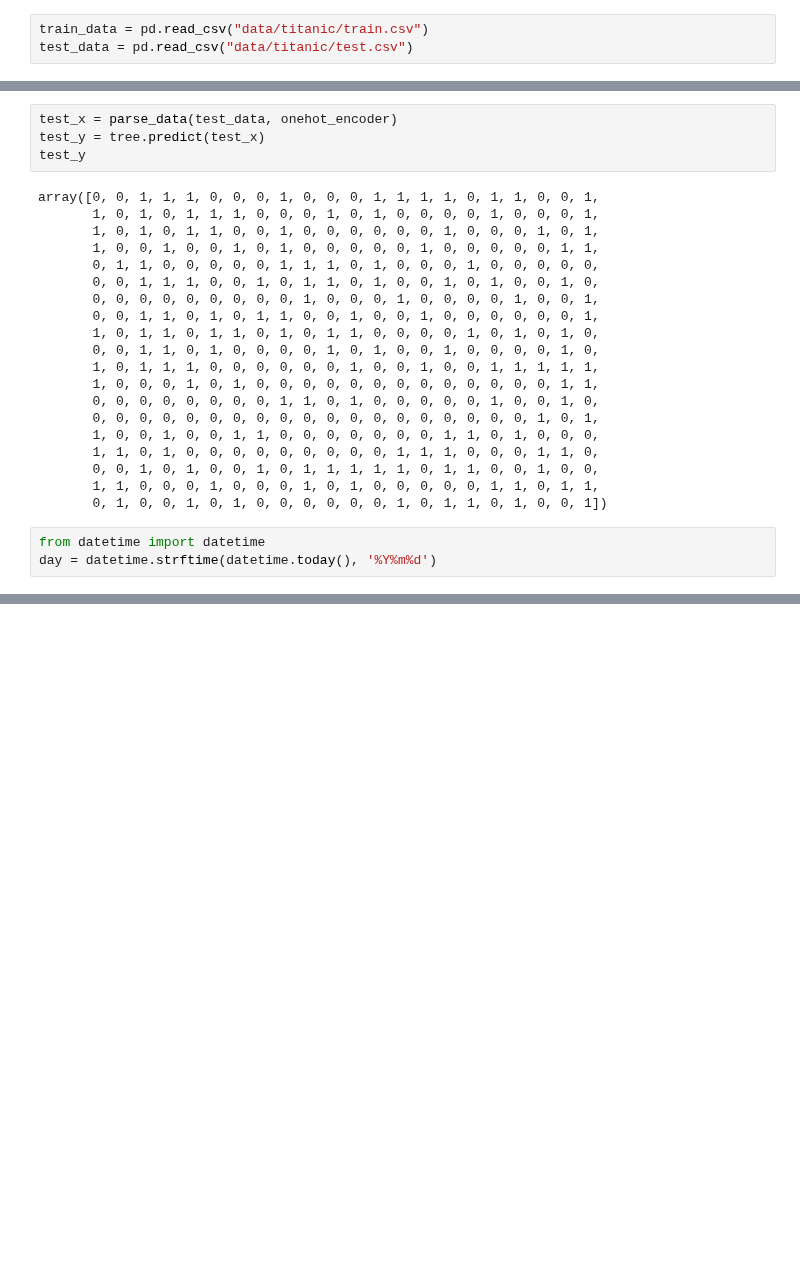
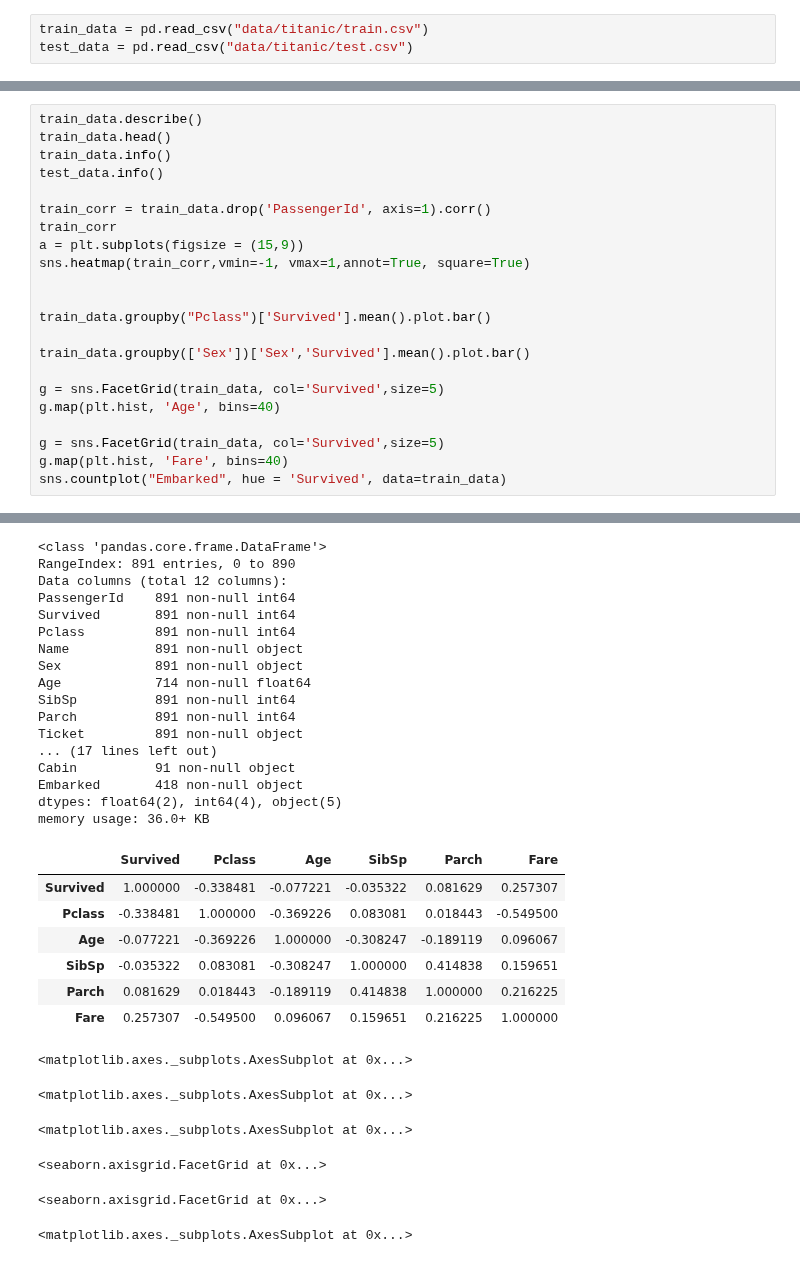
Before and after one commit to jerrychen1990/kaggle, a Jupyter notebook: titanic.ipynb, the cells around one changed output, grey strips where cells are left out. Cells and saved outputs as stored; diff of their text form; blank space fills up the shorter version.

```diff
--- a/titanic.ipynb
+++ b/titanic.ipynb
@@ -74,27 +23,23 @@ DecisionTreeClassifier(class_weight=None, criterion='gini', max_depth=None,
-# %%
-test_x = parse_data(test_data, onehot_encoder)
-test_y = tree.predict(test_x)
-test_y
-# %% [output]
-array([0, 0, 1, 1, 1, 0, 0, 0, 1, 0, 0, 0, 1, 1, 1, 1, 0, 1, 1, 0, 0, 1,
-       1, 0, 1, 0, 1, 1, 1, 0, 0, 0, 1, 0, 1, 0, 0, 0, 0, 1, 0, 0, 0, 1,
-       1, 0, 1, 0, 1, 1, 0, 0, 1, 0, 0, 0, 0, 0, 0, 1, 0, 0, 0, 1, 0, 1,
-       1, 0, 0, 1, 0, 0, 1, 0, 1, 0, 0, 0, 0, 0, 1, 0, 0, 0, 0, 0, 1, 1,
-       0, 1, 1, 0, 0, 0, 0, 0, 1, 1, 1, 0, 1, 0, 0, 0, 1, 0, 0, 0, 0, 0,
-       0, 0, 1, 1, 1, 0, 0, 1, 0, 1, 1, 0, 1, 0, 0, 1, 0, 1, 0, 0, 1, 0,
-       0, 0, 0, 0, 0, 0, 0, 0, 0, 1, 0, 0, 0, 1, 0, 0, 0, 0, 1, 0, 0, 1,
-       0, 0, 1, 1, 0, 1, 0, 1, 1, 0, 0, 1, 0, 0, 1, 0, 0, 0, 0, 0, 0, 1,
-       1, 0, 1, 1, 0, 1, 1, 0, 1, 0, 1, 1, 0, 0, 0, 0, 1, 0, 1, 0, 1, 0,
-       0, 0, 1, 1, 0, 1, 0, 0, 0, 0, 1, 0, 1, 0, 0, 1, 0, 0, 0, 0, 1, 0,
-       1, 0, 1, 1, 1, 0, 0, 0, 0, 0, 0, 1, 0, 0, 1, 0, 0, 1, 1, 1, 1, 1,
-       1, 0, 0, 0, 1, 0, 1, 0, 0, 0, 0, 0, 0, 0, 0, 0, 0, 0, 0, 0, 1, 1,
-       0, 0, 0, 0, 0, 0, 0, 0, 1, 1, 0, 1, 0, 0, 0, 0, 0, 1, 0, 0, 1, 0,
-       0, 0, 0, 0, 0, 0, 0, 0, 0, 0, 0, 0, 0, 0, 0, 0, 0, 0, 0, 1, 0, 1,
-       1, 0, 0, 1, 0, 0, 1, 1, 0, 0, 0, 0, 0, 0, 0, 1, 1, 0, 1, 0, 0, 0,
-       1, 1, 0, 1, 0, 0, 0, 0, 0, 0, 0, 0, 0, 1, 1, 1, 0, 0, 0, 1, 1, 0,
-       0, 0, 1, 0, 1, 0, 0, 1, 0, 1, 1, 1, 1, 1, 0, 1, 1, 0, 0, 1, 0, 0,
-       1, 1, 0, 0, 0, 1, 0, 0, 0, 1, 0, 1, 0, 0, 0, 0, 0, 1, 1, 0, 1, 1,
-       0, 1, 0, 0, 1, 0, 1, 0, 0, 0, 0, 0, 0, 1, 0, 1, 1, 0, 1, 0, 0, 1])
-# %%
-from datetime import datetime
-day = datetime.strftime(datetime.today(), '%Y%m%d')
+# %%
+train_data.describe()
+train_data.head()
+train_data.info()
+test_data.info()
+
+train_corr = train_data.drop('PassengerId', axis=1).corr()
+train_corr
+a = plt.subplots(figsize = (15,9))
+sns.heatmap(train_corr,vmin=-1, vmax=1,annot=True, square=True)
+
+
+train_data.groupby("Pclass")['Survived'].mean().plot.bar()
+
+train_data.groupby(['Sex'])['Sex','Survived'].mean().plot.bar()
+
+g = sns.FacetGrid(train_data, col='Survived',size=5)
+g.map(plt.hist, 'Age', bins=40)
+
+g = sns.FacetGrid(train_data, col='Survived',size=5)
+g.map(plt.hist, 'Fare', bins=40)
+sns.countplot("Embarked", hue = 'Survived', data=train_data)
+# %% [output]
@@ -100,0 +61,30 @@ day = datetime.strftime(datetime.today(), '%Y%m%d')
+<class 'pandas.core.frame.DataFrame'>
+RangeIndex: 891 entries, 0 to 890
+Data columns (total 12 columns):
+PassengerId    891 non-null int64
+Survived       891 non-null int64
+Pclass         891 non-null int64
+Name           891 non-null object
+Sex            891 non-null object
+Age            714 non-null float64
+SibSp          891 non-null int64
+Parch          891 non-null int64
+Ticket         891 non-null object
+... (17 lines left out)
+Cabin          91 non-null object
+Embarked       418 non-null object
+dtypes: float64(2), int64(4), object(5)
+memory usage: 36.0+ KB
+|  | Survived | Pclass | Age | SibSp | Parch | Fare |
+| Survived | 1.000000 | -0.338481 | -0.077221 | -0.035322 | 0.081629 | 0.257307 |
+| Pclass | -0.338481 | 1.000000 | -0.369226 | 0.083081 | 0.018443 | -0.549500 |
+| Age | -0.077221 | -0.369226 | 1.000000 | -0.308247 | -0.189119 | 0.096067 |
+| SibSp | -0.035322 | 0.083081 | -0.308247 | 1.000000 | 0.414838 | 0.159651 |
+| Parch | 0.081629 | 0.018443 | -0.189119 | 0.414838 | 1.000000 | 0.216225 |
+| Fare | 0.257307 | -0.549500 | 0.096067 | 0.159651 | 0.216225 | 1.000000 |
+<matplotlib.axes._subplots.AxesSubplot at 0x...>
+<matplotlib.axes._subplots.AxesSubplot at 0x...>
+<matplotlib.axes._subplots.AxesSubplot at 0x...>
+<seaborn.axisgrid.FacetGrid at 0x...>
+<seaborn.axisgrid.FacetGrid at 0x...>
+<matplotlib.axes._subplots.AxesSubplot at 0x...>
```
Also changed, not shown: parts of 24 cells of this notebook, 10 other files.
